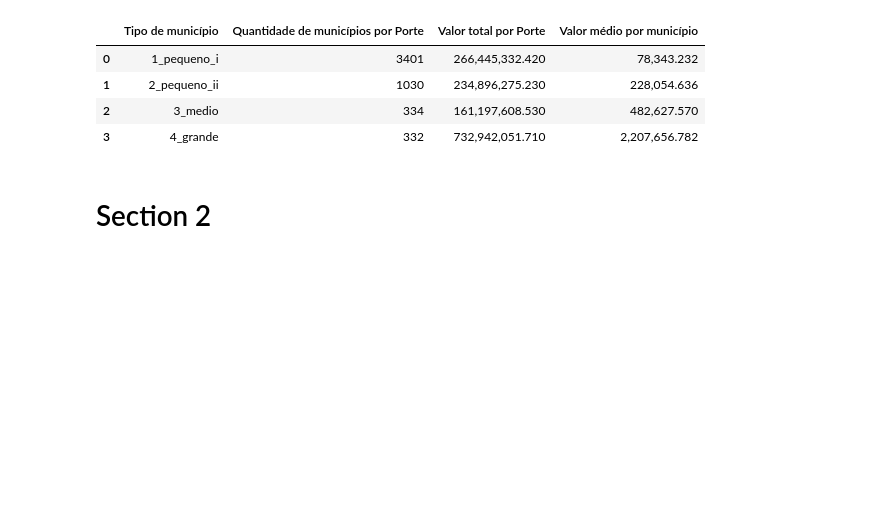
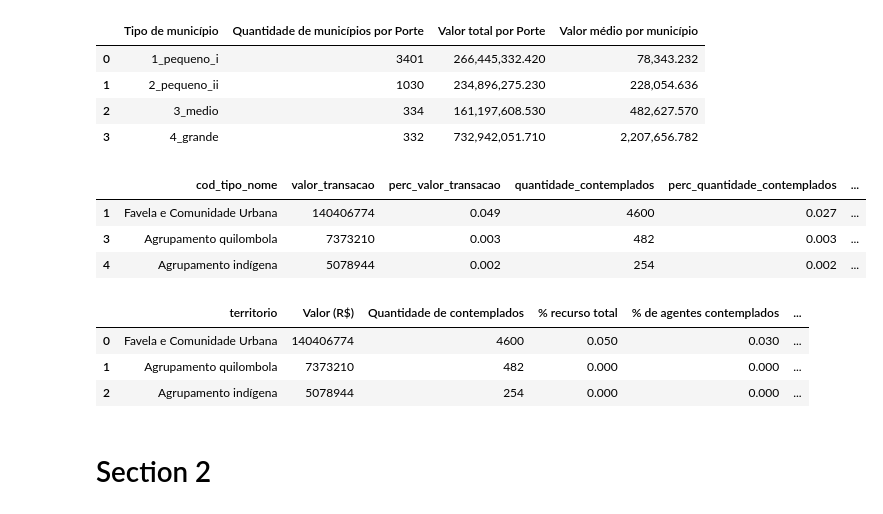
Before and after one commit to SGE-Subsecretaria-de-Gestao-Estrategica/pnab-data-vis, a Jupyter notebook: src/notebooks/v2_gabriel_create_csv.ipynb, the cells around one changed output. Drawn from its saved outputs; the diff is of its cells as text; code cells hidden in the pictures; blank space fills up the shorter version.

```diff
--- a/src/notebooks/v2_gabriel_create_csv.ipynb
+++ b/src/notebooks/v2_gabriel_create_csv.ipynb
@@ -268,3 +298,10 @@ df_special_territory_uf.to_csv(settings.DATA_PATH_SECTION1 / 'values_by_special_
+# %%
+df_special_territory_uf
+# %% [output]
+|  | cod_tipo_nome | valor_transacao | perc_valor_transacao | quantidade_contemplados | perc_quantidade_contemplados | ... |
+| 1 | Favela e Comunidade Urbana | 140406774 | 0.049 | 4600 | 0.027 | ... |
+| 3 | Agrupamento quilombola | 7373210 | 0.003 | 482 | 0.003 | ... |
+| 4 | Agrupamento indígena | 5078944 | 0.002 | 254 | 0.002 | ... |
 # %%
 # special_territory_w_ibge_by_brazil
 df_vis_territorio_brasil = territorial.generate_special_territories_brazil_view(df_cubo=df_cubo)
@@ -272,3 +309,10 @@ df_vis_territorio_brasil.to_csv(settings.DATA_PATH_SECTION1 / 'special_territory
+# %%
+df_vis_territorio_brasil
+# %% [output]
+|  | territorio | Valor (R$) | Quantidade de contemplados | % recurso total | % de agentes contemplados | ... |
+| 0 | Favela e Comunidade Urbana | 140406774 | 4600 | 0.050 | 0.030 | ... |
+| 1 | Agrupamento quilombola | 7373210 | 482 | 0.000 | 0.000 | ... |
+| 2 | Agrupamento indígena | 5078944 | 254 | 0.000 | 0.000 | ... |
 # %%
 # aggregate_by_local_residencia
 df_interior_rm_uf = territorial.aggregate_by_local_residencia(df_cubo=df_cubo, visao='uf')
```
Also changed, not shown: parts of 8 cells of this notebook, 2 other files.
